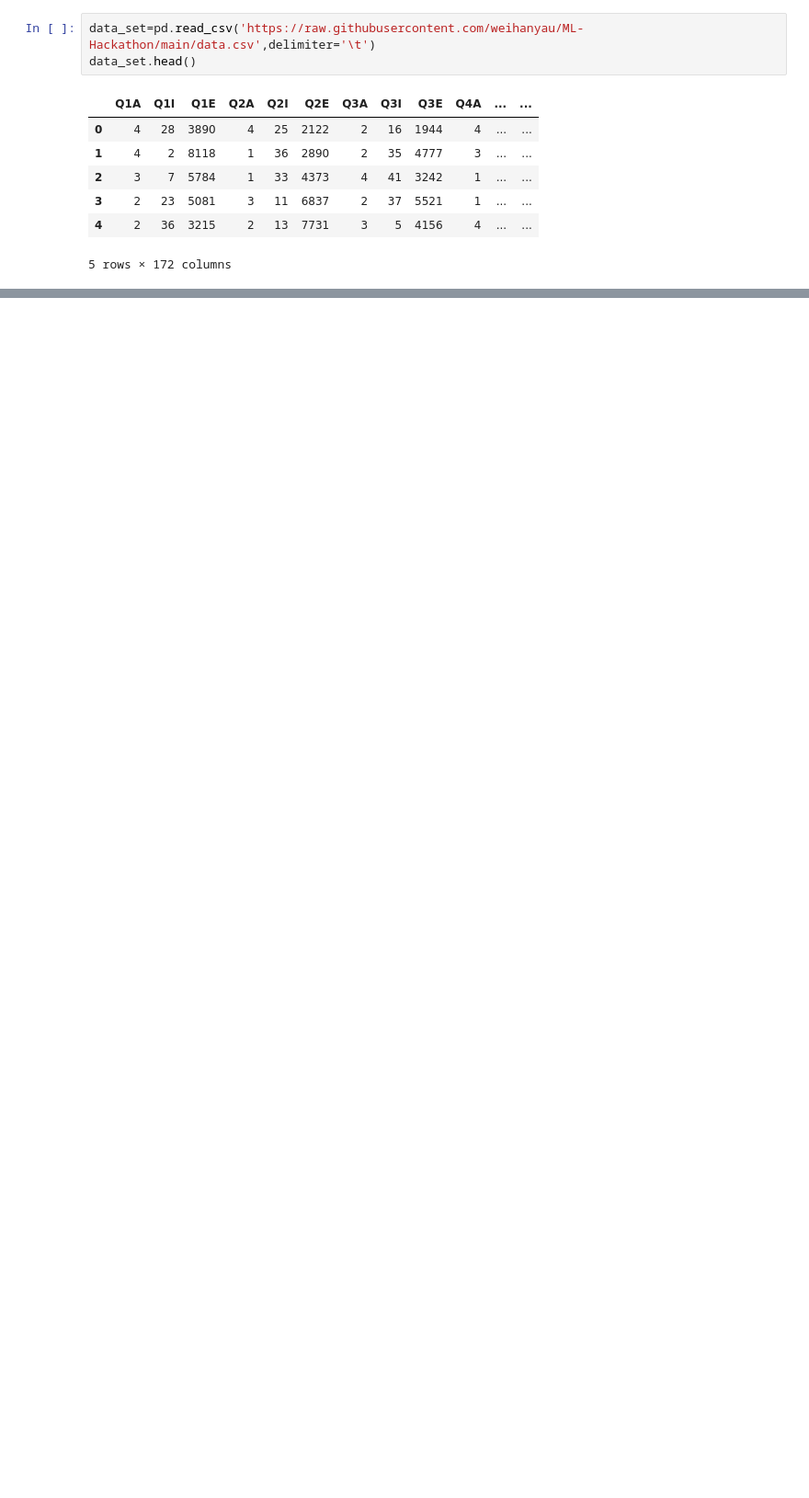
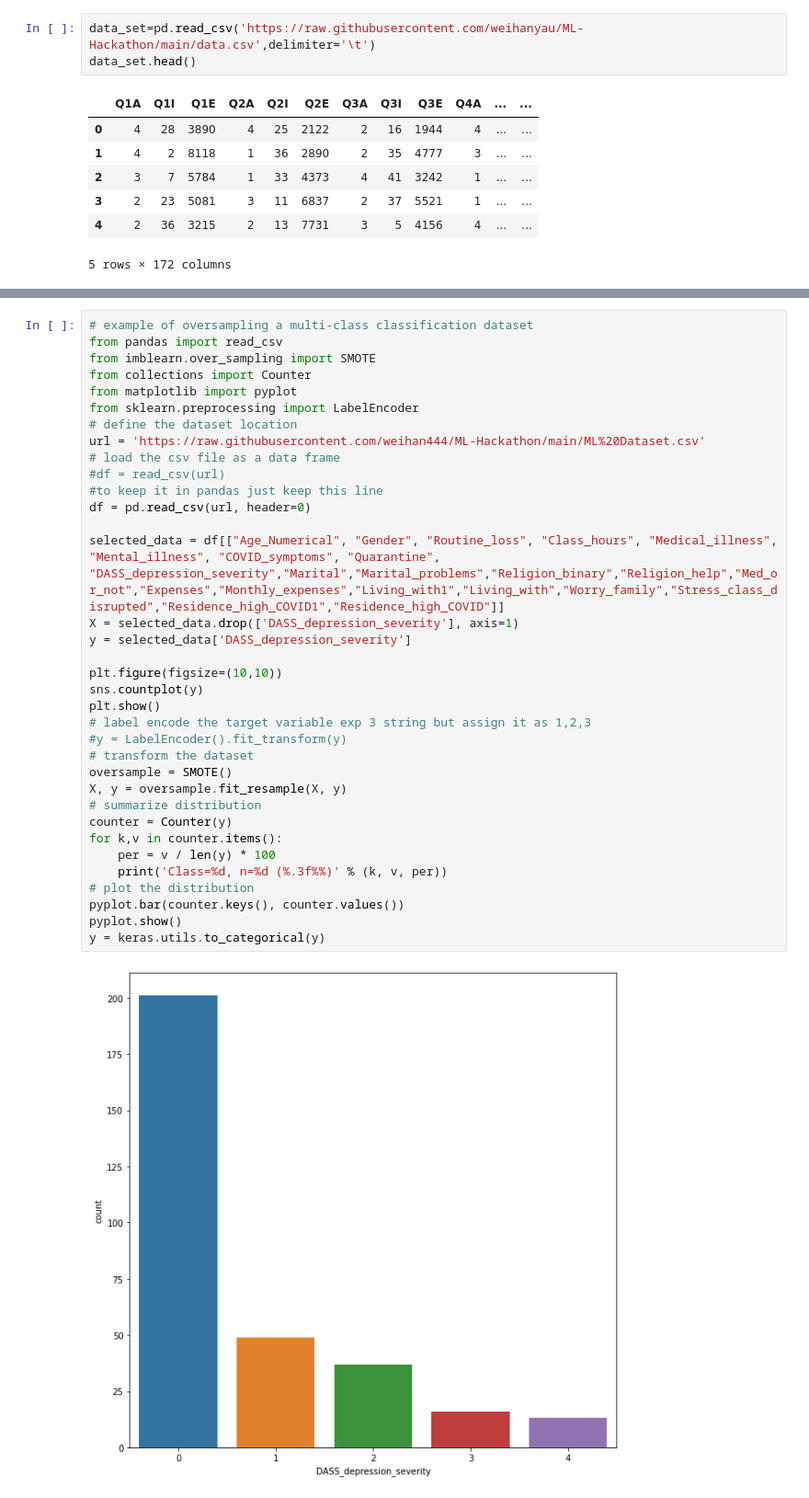
Before and after one commit to weihan444/ML-Hackathon, a Jupyter notebook: ML_Hackathon.ipynb, the cells around one changed output, grey strips where cells are left out. Shown: that part at 92% size. Saved outputs shown, nothing was run; the diff lists cells and outputs as text; blank space fills up the shorter version.

```diff
--- a/ML_Hackathon.ipynb
+++ b/ML_Hackathon.ipynb
@@ -385,0 +505,37 @@ data_2.head()
+# %%
+# example of oversampling a multi-class classification dataset
+from pandas import read_csv
+from imblearn.over_sampling import SMOTE
+from collections import Counter
+from matplotlib import pyplot
+from sklearn.preprocessing import LabelEncoder
+# define the dataset location
+url = 'https://raw.githubusercontent.com/weihan444/ML-Hackathon/main/ML%20Dataset.csv'
+# load the csv file as a data frame
+#df = read_csv(url)
+#to keep it in pandas just keep this line
+df = pd.read_csv(url, header=0)
+
+selected_data = df[["Age_Numerical", "Gender", "Routine_loss", "Class_hours", "Medical_illness", "Mental_illness", "COVID_symptoms", "Quarantine", "DASS_depression_severity","Marital","Marital_problems","Religion_binary","Religion_help","Med_or_not","Expenses","Monthly_expenses","Living_with1","Living_with","Worry_family","Stress_class_disrupted","Residence_high_COVID1","Residence_high_COVID"]]
+X = selected_data.drop(['DASS_depression_severity'], axis=1)
+y = selected_data['DASS_depression_severity']
+
+plt.figure(figsize=(10,10))
+sns.countplot(y)
+plt.show()
+# label encode the target variable exp 3 string but assign it as 1,2,3
+#y = LabelEncoder().fit_transform(y)
+# transform the dataset
+oversample = SMOTE()
+X, y = oversample.fit_resample(X, y)
+# summarize distribution
+counter = Counter(y)
+for k,v in counter.items():
+	per = v / len(y) * 100
+	print('Class=%d, n=%d (%.3f%%)' % (k, v, per))
+# plot the distribution
+pyplot.bar(counter.keys(), counter.values())
+pyplot.show()
+y = keras.utils.to_categorical(y)
+# %% [output]
+[figure, added]
```
Also changed, not shown: parts of 31 cells of this notebook.
